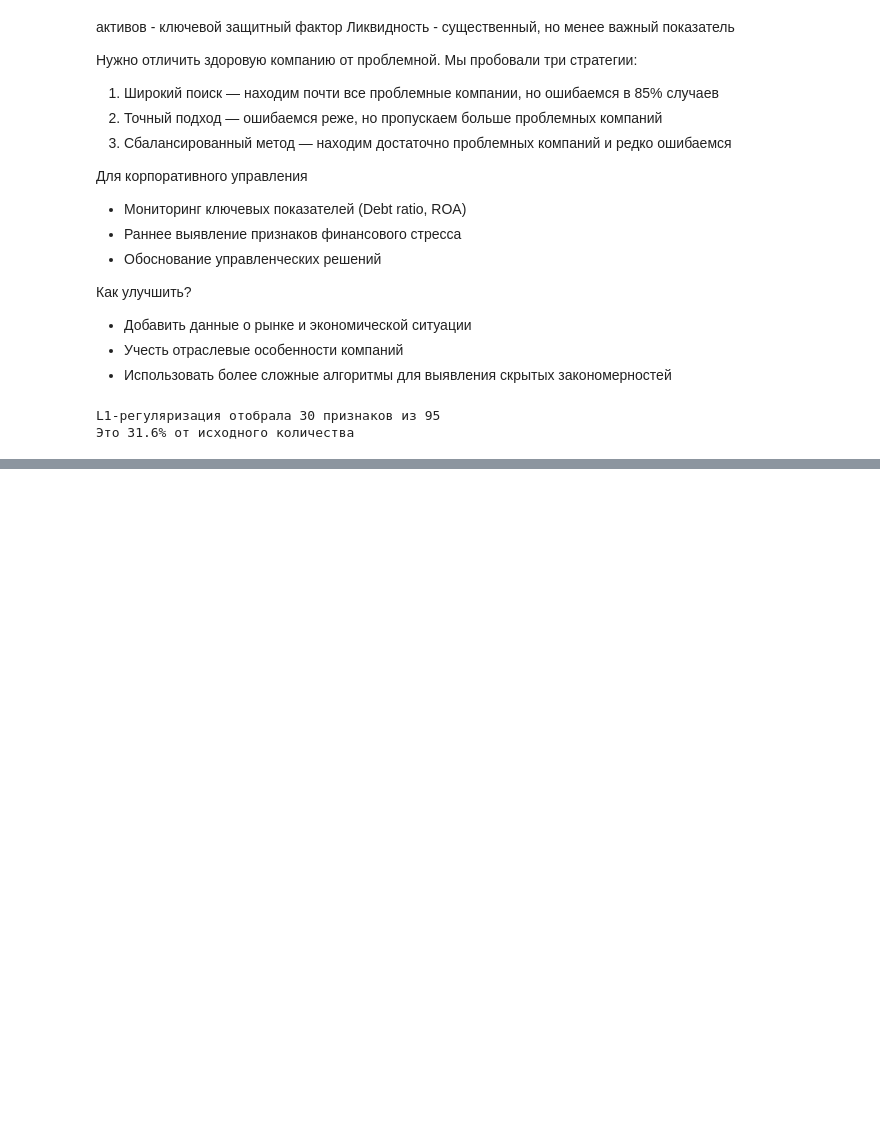
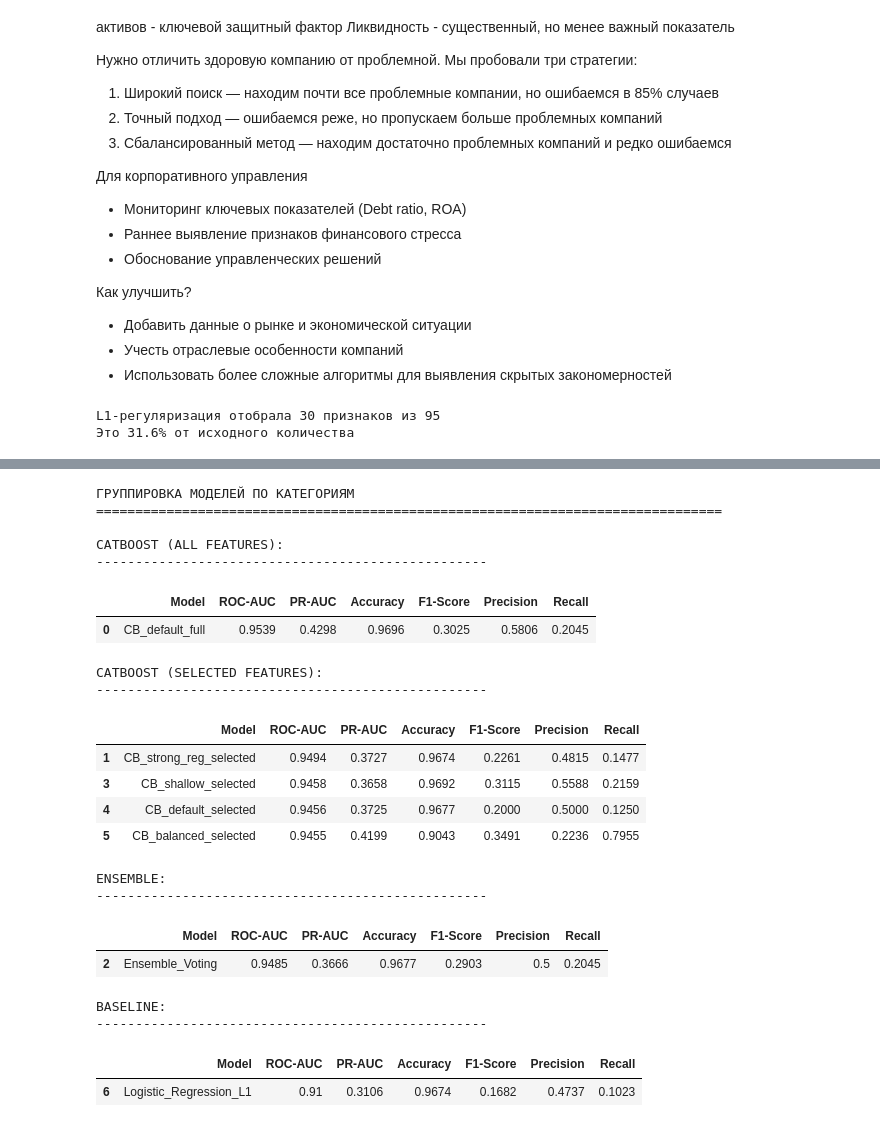
Before and after one commit to Artemjzhukov/ML_Projects_Courses, a Jupyter notebook: ODS/Autumn 2025/3 Validation, Bias, Future Engeneering/03. ODS 2025 autumn Bancrupcy features selection.ipynb, the cells around one changed output, grey strips where cells are left out. Drawn from its saved outputs; the diff is of its cells as text; code cells hidden in the pictures; blank space fills up the shorter version.

```diff
--- a/ODS/Autumn 2025/3 Validation, Bias, Future Engeneering/03. ODS 2025 autumn Bancrupcy features selection.ipynb
+++ b/ODS/Autumn 2025/3 Validation, Bias, Future Engeneering/03. ODS 2025 autumn Bancrupcy features selection.ipynb
@@ -1106,0 +1186,55 @@ ROC-AUC ансамбля: 0.9581
+# %%
+# Добавляем информацию о типе моделей
+def categorize_model(model_name):
+    """Категоризирует модели по типам"""
+    if 'Logistic' in model_name:
+        return 'Baseline'
+    elif 'Ensemble' in model_name:
+        return 'Ensemble'
+    elif 'full' in model_name:
+        return 'CatBoost (All Features)'
+    else:
+        return 'CatBoost (Selected Features)'
+
+# Добавляем категории
+metrics_df['Category'] = metrics_df['Model'].apply(categorize_model)
+
+# Переупорядочиваем колонки
+column_order = ['Category', 'Model'] + [col for col in metrics_df.columns if col not in ['Category', 'Model']]
+metrics_df = metrics_df[column_order]
+
+# Группируем по категориям
+grouped_metrics = metrics_df.groupby('Category').apply(lambda x: x.sort_values('ROC-AUC', ascending=False))
+
+print("ГРУППИРОВКА МОДЕЛЕЙ ПО КАТЕГОРИЯМ")
+print("="*80)
+
+# Выводим каждую категорию отдельно
+for category in metrics_df['Category'].unique():
+    category_df = metrics_df[metrics_df['Category'] == category].sort_values('ROC-AUC', ascending=False)
+    print(f"\n{category.upper()}:")
+    print("-" * 50)
+    display(category_df[['Model', 'ROC-AUC', 'PR-AUC', 'Accuracy', 'F1-Score', 'Precision', 'Recall']].round(4))
+# %% [output]
+ГРУППИРОВКА МОДЕЛЕЙ ПО КАТЕГОРИЯМ
+================================================================================
+
+CATBOOST (ALL FEATURES):
+--------------------------------------------------
+|  | Model | ROC-AUC | PR-AUC | Accuracy | F1-Score | Precision | Recall |
+| 0 | CB_default_full | 0.9539 | 0.4298 | 0.9696 | 0.3025 | 0.5806 | 0.2045 |
+CATBOOST (SELECTED FEATURES):
+--------------------------------------------------
+|  | Model | ROC-AUC | PR-AUC | Accuracy | F1-Score | Precision | Recall |
+| 1 | CB_strong_reg_selected | 0.9494 | 0.3727 | 0.9674 | 0.2261 | 0.4815 | 0.1477 |
+| 3 | CB_shallow_selected | 0.9458 | 0.3658 | 0.9692 | 0.3115 | 0.5588 | 0.2159 |
+| 4 | CB_default_selected | 0.9456 | 0.3725 | 0.9677 | 0.2000 | 0.5000 | 0.1250 |
+| 5 | CB_balanced_selected | 0.9455 | 0.4199 | 0.9043 | 0.3491 | 0.2236 | 0.7955 |
+ENSEMBLE:
+--------------------------------------------------
+|  | Model | ROC-AUC | PR-AUC | Accuracy | F1-Score | Precision | Recall |
+| 2 | Ensemble_Voting | 0.9485 | 0.3666 | 0.9677 | 0.2903 | 0.5 | 0.2045 |
+BASELINE:
+--------------------------------------------------
+|  | Model | ROC-AUC | PR-AUC | Accuracy | F1-Score | Precision | Recall |
+| 6 | Logistic_Regression_L1 | 0.91 | 0.3106 | 0.9674 | 0.1682 | 0.4737 | 0.1023 |
```
Also changed, not shown: parts of 15 cells of this notebook, 6 other files.
